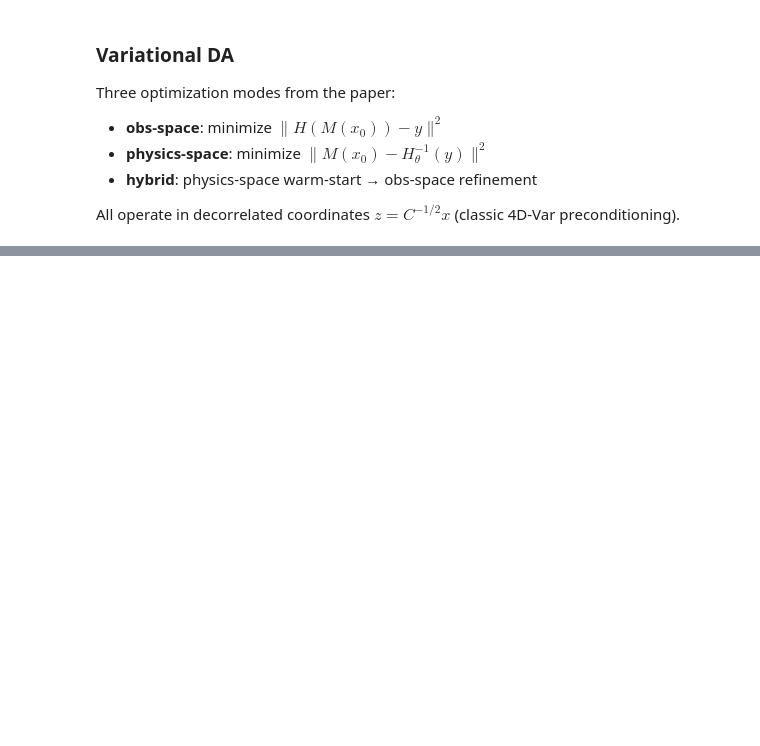
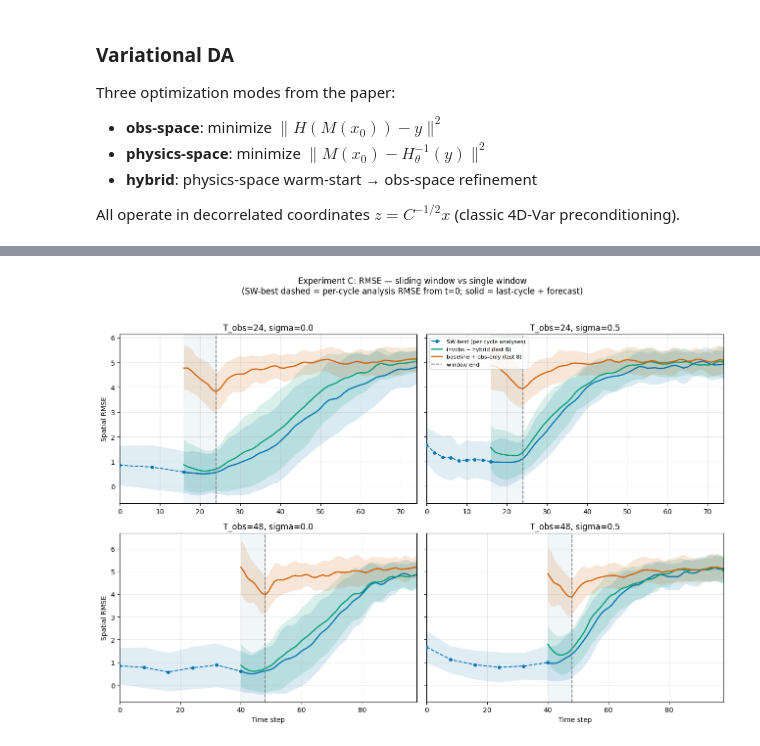
Before and after one commit to ericxu1070/invobs-data-assimilation, a Jupyter notebook: SlidingWindow_PyTorch.ipynb, the cells around one changed output, grey strips where cells are left out. Saved outputs shown, nothing was run; the diff lists cells and outputs as text; code cells hidden in the pictures; blank space fills up the shorter version.

```diff
--- a/SlidingWindow_PyTorch.ipynb
+++ b/SlidingWindow_PyTorch.ipynb
@@ -1213,0 +1052,84 @@ plt.show()
+# %%
+# ---- Plot C: RMSE — absolute time axis, from t=0 (SW vs single-window) ---
+# Blue shading = last assimilation window [T_obs-WINDOW_T, T_obs].
+# SW-best: per-cycle analysis RMSE chain from t=0 (dashed + markers) leads into
+#          the continuous RMSE curve for the last cycle (solid), extending into
+#          the forecast.  Single-window baselines still start at t_win_start.
+COLORS_C = {
+    'SW-best':                      '#0072B2',
+    'invobs + hybrid (last 8)':     '#009E73',
+    'baseline + obs-only (last 8)': '#D55E00',
+}
+
+fig, axes = plt.subplots(2, 2, figsize=(13, 9), sharey='row')
+for row_idx, T_obs in enumerate(T_OBS_TOTALS_B):
+    t_win_start = T_obs - WINDOW_T          # e.g. 16 or 40
+
+    for col_idx, sigma in enumerate(NOISE_LEVELS):
+        d  = eval_data[sigma]
+        rc = results_C[(T_obs, sigma)]
+        ax = axes[row_idx, col_idx]
+        ax.axvspan(t_win_start, T_obs, alpha=0.07, color='steelblue', zorder=0)
+
+        # ---- SW-best: per-cycle RMSE chain from t=0 + last-cycle continuous ----
+        st_sw   = rc['best_stride']
+        rec_sw  = sw_results[(T_obs, sigma, st_sw)]
+        sw_starts   = rec_sw['starts']
+        sw_analyses = rec_sw['analyses'].to(device)   # (N, n_cycles, grid)
+
+        # Compute RMSE of each cycle's analysis vs truth at that cycle's window start.
+        chain_t, chain_m, chain_s = [], [], []
+        for ci, t_a in enumerate(sw_starts):
+            err = spatial_rmse(sw_analyses[:, ci], d['X_true'][:, t_a])  # (N,)
+            chain_t.append(t_a)
+            chain_m.append(float(err.mean().cpu()))
+            chain_s.append(float(err.std().cpu()))
+        chain_t = np.array(chain_t)
+        chain_m = np.array(chain_m)
+        chain_s = np.array(chain_s)
+
+        # Continuous RMSE for the last cycle (window + forecast).
+        m_sw, s_sw = full_rmse_curve(L96, sw_analyses[:, -1], d['X_true'],
+                                      t_analysis=sw_starts[-1], t_end=T_obs,
+                                      T_forecast=T_FORECAST)
+        t_range_sw_last = np.arange(sw_starts[-1], T_obs + T_FORECAST + 1)
+
+        color_sw = COLORS_C['SW-best']
+        # Dashed chain: per-cycle analysis RMSE from t=0 up to (and including) last window start.
+        ax.plot(chain_t, chain_m, color=color_sw, lw=1.4, ls='--',
+                marker='o', markersize=4, zorder=3, label='SW-best (per-cycle analyses)')
+        ax.fill_between(chain_t, chain_m - chain_s, chain_m + chain_s,
+                        color=color_sw, alpha=0.12, linewidth=0)
+        # Solid line: continuous RMSE for the last cycle and forecast.
+        ax.plot(t_range_sw_last, m_sw, color=color_sw, lw=1.8)
+        ax.fill_between(t_range_sw_last, m_sw - s_sw, m_sw + s_sw,
+                        color=color_sw, alpha=0.15, linewidth=0)
+
+        # ---- Single-window baselines: start at t_win_start (last window only) ----
+        t_range_single = np.arange(t_win_start, T_obs + T_FORECAST + 1)
+        for label, X_key in [('invobs + hybrid (last 8)', 'invh_X0'),
+                              ('baseline + obs-only (last 8)', 'base_X0')]:
+            X = rc[X_key].to(device)
+            m, s = full_rmse_curve(L96, X, d['X_true'],
+                                   t_analysis=t_win_start, t_end=T_obs, T_forecast=T_FORECAST)
+            color = COLORS_C[label]
+            ax.plot(t_range_single, m, color=color, lw=1.8, label=label)
+            ax.fill_between(t_range_single, m - s, m + s, color=color, alpha=0.15, linewidth=0)
+
+        ax.axvline(T_obs, color='gray', ls='--', lw=1.3, zorder=2, label='window end')
+        ax.set_xlim(0, T_obs + T_FORECAST)
+        ax.set_title(f'T_obs={T_obs}, sigma={sigma}')
+        ax.grid(True, alpha=0.3)
+        if row_idx == 1:
+            ax.set_xlabel('Time step')
+        if col_idx == 0:
+            ax.set_ylabel('Spatial RMSE')
+        if row_idx == 0 and col_idx == 1:
+            ax.legend(fontsize=8, loc='upper left')
+
+fig.suptitle('Experiment C: RMSE — sliding window vs single window\n'
+             '(SW-best dashed = per-cycle analysis RMSE from t=0; solid = last-cycle + forecast)', y=1.03)
+plt.tight_layout()
+plt.show()
+# %% [output]
+[figure, added]
```
Also changed, not shown: parts of 49 cells of this notebook.
